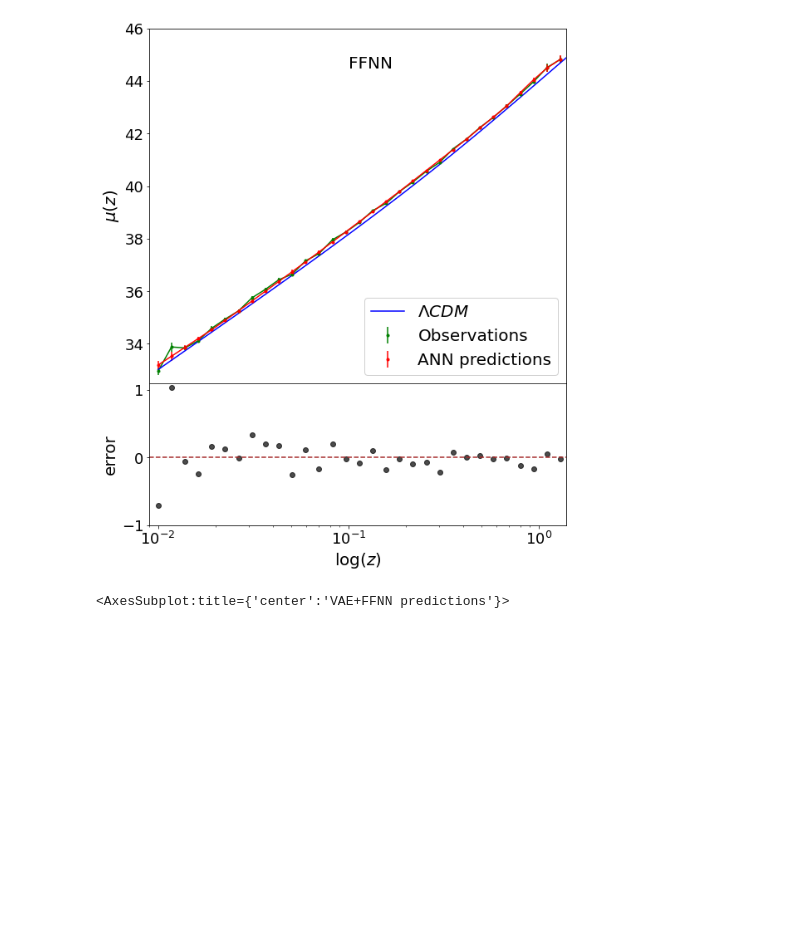
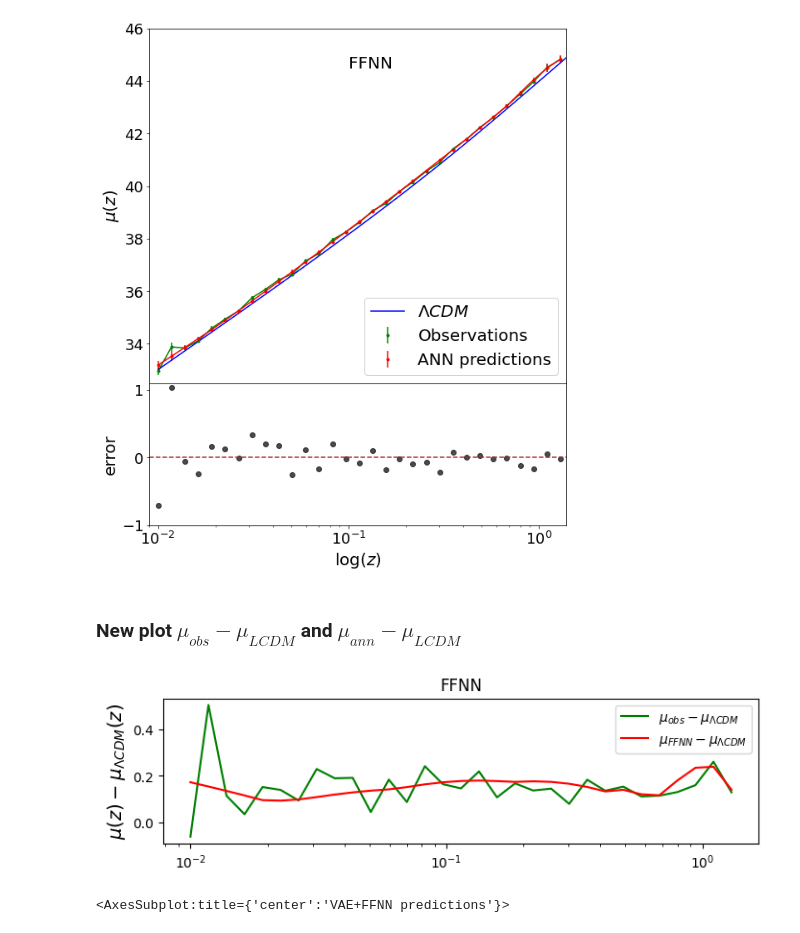
Before and after one commit to igomezv/crann, a Jupyter notebook: arxiv_notebooks/loadANNjla-review_plots.ipynb, the cells around one changed output. Drawn from its saved outputs; the diff is of its cells as text; code cells hidden in the pictures; blank space fills up the shorter version.

Commit message:
update notebook with new plots

```diff
--- a/arxiv_notebooks/loadANNjla-review_plots.ipynb
+++ b/arxiv_notebooks/loadANNjla-review_plots.ipynb
@@ -288,6 +288,39 @@ for ax in axs.flat:
 # plt.savefig('ffnn_jla.png')
 # %% [output]
 [figure]
+# %% [markdown]
+### New plot $\mu_{obs}-\mu_{LCDM}$ and $\mu_{ann}-\mu_{LCDM}$
+# %%
+om = 0.27
+mulcdm=[]
+for zzz in z_redshift:
+    mulcdm.append(distance_modulus(zzz, w0=-1, wa=0, Om=om))
+
+#     fowacdm1.append(distance_modulus(zzz, w0=-1.3, wa=1.2))
+#     fowacdm1.append(distance_modulus(zzz, w0=-1.09, wa=0.3, Om=om))
+#     fowacdm2.append(distance_modulus(zzz, w0=-1.04, wa=-0.3, Om=om))
+#     fowacdm3.append(distance_modulus(zz, model='owacdm', w0=-1, wa=0.0))
+
+mulcdm = np.array(mulcdm)
+# %%
+plt.figure(figsize=(8, 2), dpi=100)
+
+mudiff_obs = np.subtract(dist, mulcdm)
+mudiff_ann = np.subtract(dlfake.reshape(31,), mulcdm)
+
+plt.plot(z_redshift, mudiff_obs, c='green', label='$\mu_{obs}-\mu_{\Lambda CDM}$')
+plt.plot(z_redshift, mudiff_ann, c='r', label='$\mu_{FFNN}-\mu_{\Lambda CDM}$')
+# plt.xlim(0.009, 1.35)
+# plt.xlabel('Redshift $z$')
+plt.xscale('log')
+plt.legend()
+# plt.xlabel("Redshift $z$", fontsize=15)
+# plt.ylabel("$\mu(z) - \mu_{\Lambda CDM}(z)$", fontsize=15)
+plt.ylabel("$\mu(z) - \mu_{\Lambda CDM}(z)$", fontsize=14)
+plt.title("FFNN")
+plt.savefig("Diferences_mod_new_single.png")
+# %% [output]
+[figure, added]
 # %%
 plt.figure(figsize=(7, 5), dpi=100)
 plt.title('VAE+FFNN predictions', fontsize=18, color='red')
```
Also changed, not shown: parts of 7 cells of this notebook.
